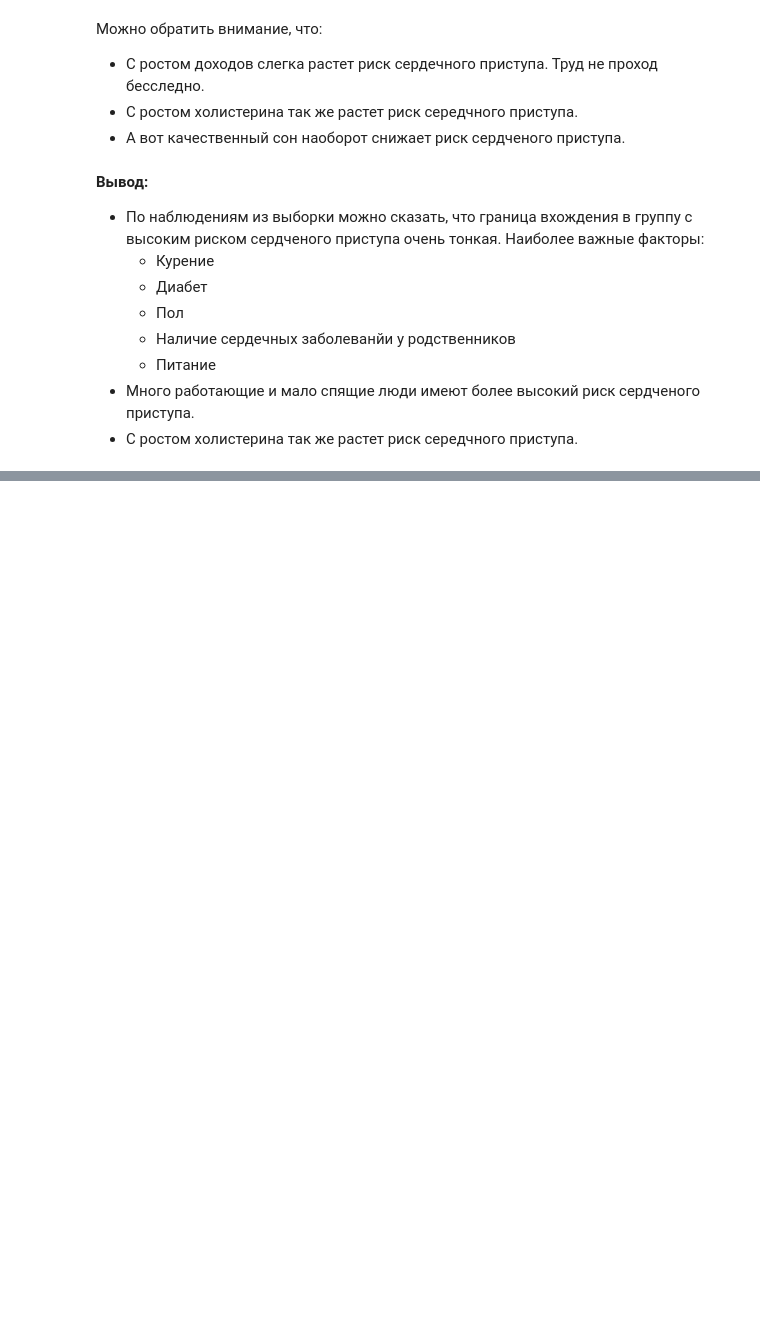
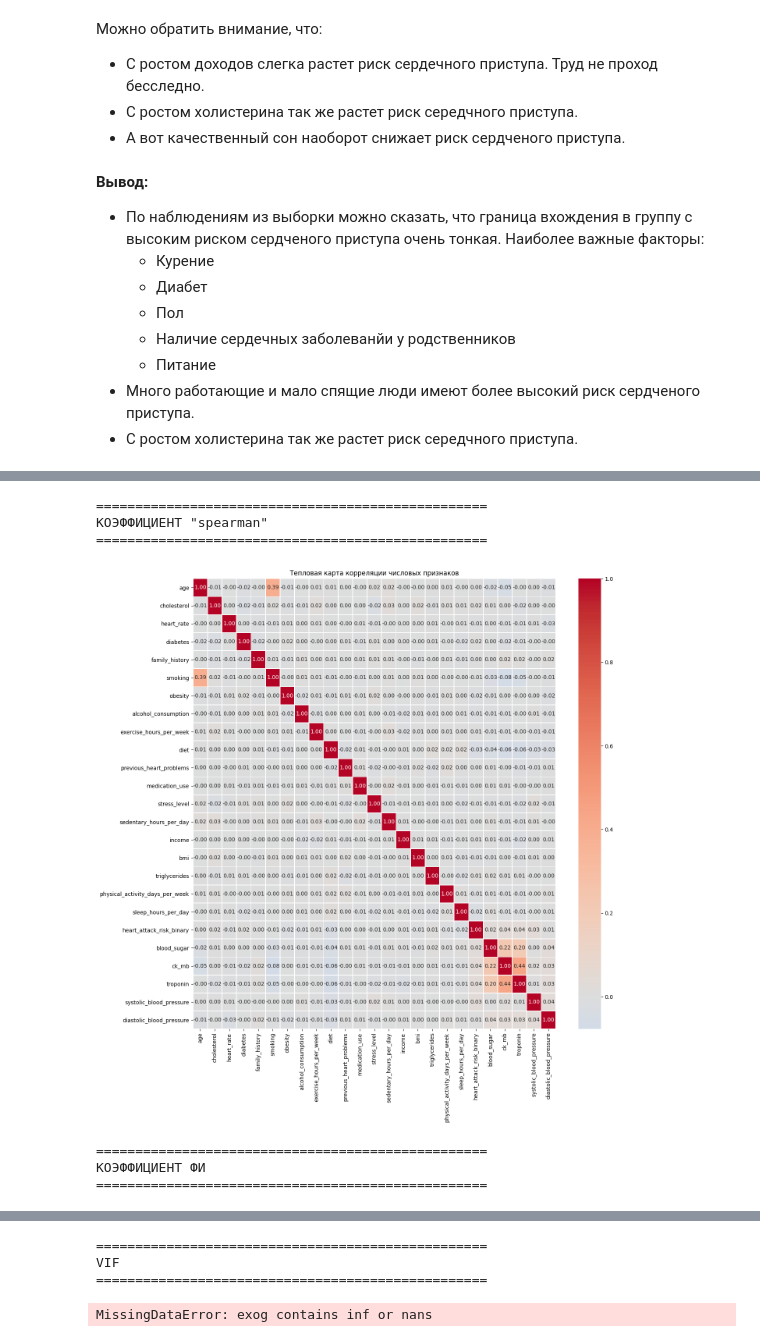
Before and after one commit to madLary/practicum-workshop-cvd-model, a Jupyter notebook: workshop-cdv-research.ipynb, the cells around one changed output, grey strips where cells are left out. Cells and saved outputs as stored; diff of their text form; code cells hidden in the pictures; blank space fills up the shorter version.

```diff
--- a/workshop-cdv-research.ipynb
+++ b/workshop-cdv-research.ipynb
@@ -1188,0 +1284,10 @@ draw_hist_and_reg(train, 'sleep_hours_per_day', 'heart_attack_risk_binary')
+# %%
+analyze_correlation(train, CONTINUOUS_FEATURES, figsize=(15, 15))
+# %% [output]
+==================================================
+КОЭФФИЦИЕНТ "spearman"
+==================================================
+[figure, added]
+==================================================
+КОЭФФИЦИЕНТ ФИ
+==================================================
@@ -1188,0 +1295,4 @@ draw_hist_and_reg(train, 'sleep_hours_per_day', 'heart_attack_risk_binary')
+==================================================
+VIF
+==================================================
+MissingDataError: exog contains inf or nans
```
Also changed, not shown: parts of 7 cells of this notebook, 1 other file.
